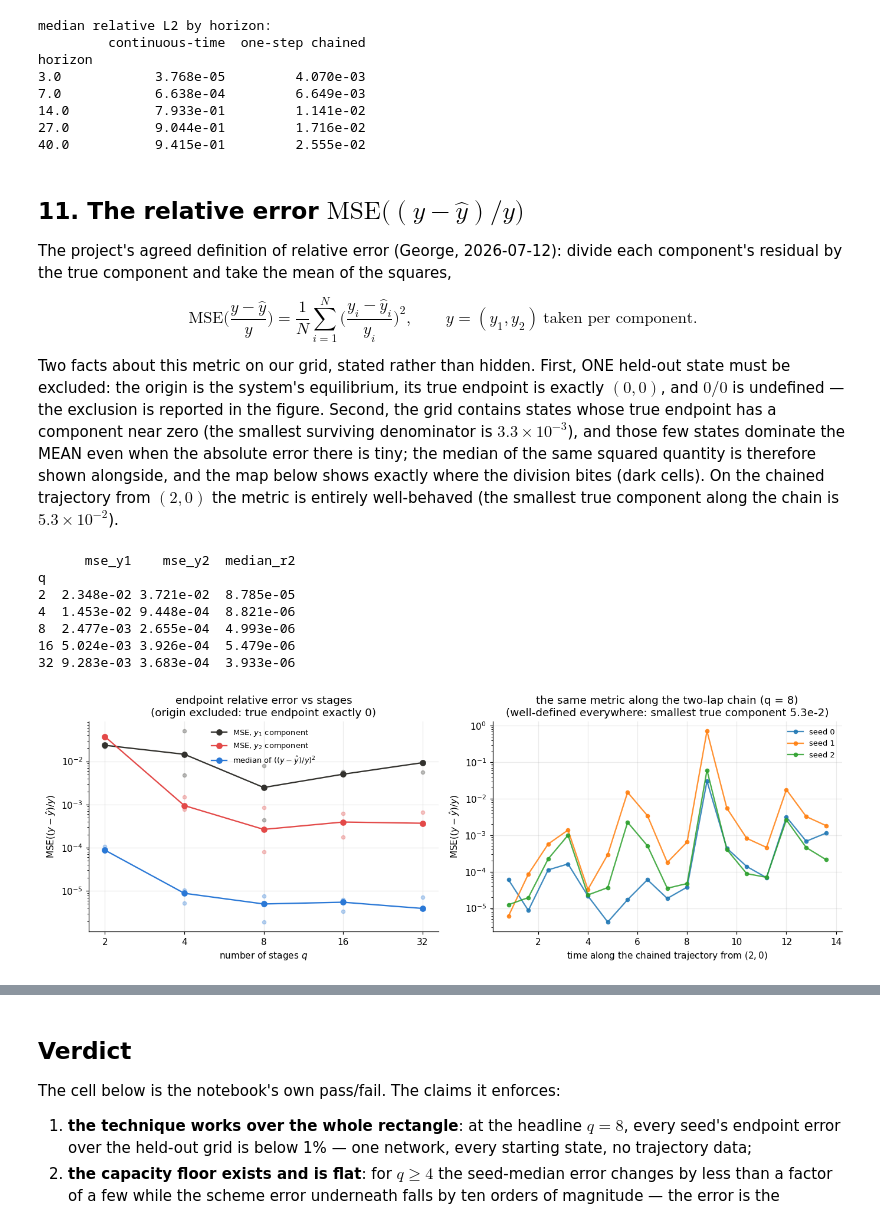
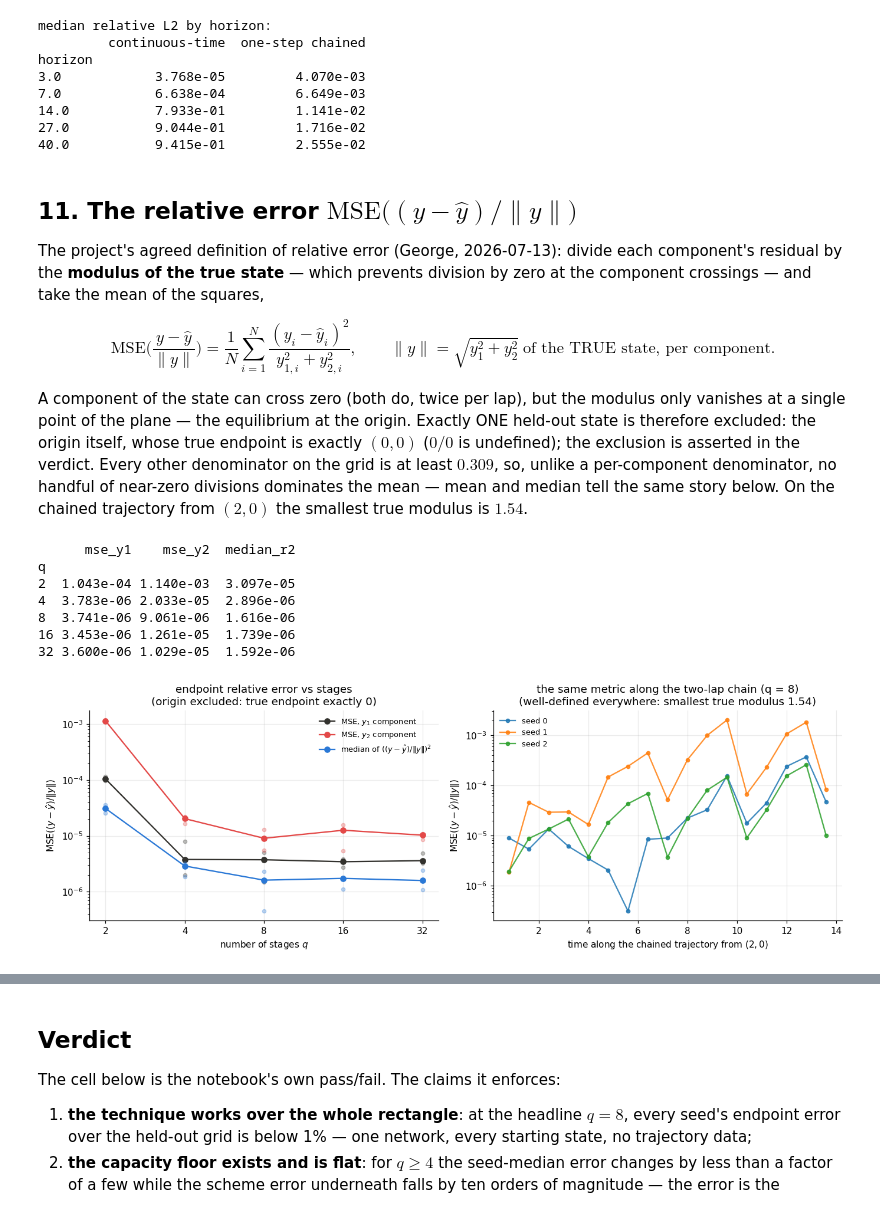
Before and after one commit to GeorgeWilliam1999/Van_Der_Pole, a Jupyter notebook: discrete_time_network/one_step_network.ipynb, the cells around one changed output, grey strips where cells are left out. Cells and saved outputs as stored; diff of their text form; code cells hidden in the pictures.

```diff
--- a/discrete_time_network/one_step_network.ipynb
+++ b/discrete_time_network/one_step_network.ipynb
@@ -537,74 +537,76 @@ horizon
 27.0           9.044e-01         1.716e-02
 40.0           9.415e-01         2.555e-02
 # %% [markdown]
-## 11. The relative error $\mathrm{MSE}\big((y - \hat y)/y\big)$
+## 11. The relative error $\mathrm{MSE}\big((y - \hat y)/\lVert y\rVert\big)$
 
-The project's agreed definition of relative error (George, 2026-07-12): divide each
-component's residual by the true component and take the mean of the squares,
+The project's agreed definition of relative error (George, 2026-07-13): divide each
+component's residual by the **modulus of the true state** — which prevents division by
+zero at the component crossings — and take the mean of the squares,
 
-$$\mathrm{MSE}\Big(\frac{y - \hat y}{y}\Big)
-= \frac{1}{N}\sum_{i=1}^{N} \Big(\frac{y_i - \hat y_i}{y_i}\Big)^2,
-\qquad y = (y_1, y_2)\ \text{taken per component.}$$
+$$\mathrm{MSE}\Big(\frac{y - \hat y}{\lVert y\rVert}\Big)
+= \frac{1}{N}\sum_{i=1}^{N} \frac{(y_i - \hat y_i)^2}{y_{1,i}^2 + y_{2,i}^2},
+\qquad \lVert y\rVert = \sqrt{y_1^2 + y_2^2}\ \text{of the TRUE state, per component.}$$
 
-Two facts about this metric on our grid, stated rather than hidden. First, ONE held-out
-state must be excluded: the origin is the system's equilibrium, its true endpoint is exactly
-$(0,0)$, and $0/0$ is undefined — the exclusion is reported in the figure. Second, the grid
-contains states whose true endpoint has a component near zero (the smallest surviving
-denominator is $3.3\times10^{-3}$), and those few states dominate the MEAN even when the
-absolute error there is tiny; the median of the same squared quantity is therefore shown
-alongside, and the map below shows exactly where the division bites (dark cells). On the chained
-trajectory from $(2,0)$ the metric is entirely well-behaved (the smallest true component
-along the chain is $5.3\times10^{-2}$).
+A component of the state can cross zero (both do, twice per lap), but the modulus only
+vanishes at a single point of the plane — the equilibrium at the origin. Exactly ONE
+held-out state is therefore excluded: the origin itself, whose true endpoint is exactly
+$(0,0)$ ($0/0$ is undefined); the exclusion is asserted in the verdict. Every other
+denominator on the grid is at least $0.309$, so, unlike a per-component denominator, no
+handful of near-zero divisions dominates the mean — mean and median tell the same story
+below. On the chained trajectory from $(2,0)$ the smallest true modulus is $1.54$.
 # %%
 rows = []
 for q in tr.QS:
     ref_end = z[f"q{q}_ref"][-1]
-    keep = (ref_end != 0).all(axis=1)          # drops exactly the origin
+    norm = np.linalg.norm(ref_end, axis=1, keepdims=True)
+    keep = norm[:, 0] > 0                      # drops exactly the origin
     for s in tr.SEEDS:
         net_end = z[f"q{q}_seed{s}_out"][:, -1, :]
-        r = ((ref_end - net_end) / ref_end)[keep]
+        with np.errstate(divide="ignore", invalid="ignore"):
+            r = ((ref_end - net_end) / norm)[keep]
         rows.append(dict(q=q, seed=s, excluded=int((~keep).sum()),
                          mse_y1=float((r[:, 0] ** 2).mean()),
                          mse_y2=float((r[:, 1] ** 2).mean()),
                          mse_total=float((r ** 2).mean()),
                          median_r2=float(np.median(r ** 2))))
 rel = pd.DataFrame(rows)
 rel.to_csv(RESULTS / "relative_error_mse.csv", index=False)
 print(rel.groupby("q")[["mse_y1", "mse_y2", "median_r2"]].median()
       .to_string(float_format=lambda v: f"{v:.3e}"))
 
 fig, axes = plt.subplots(1, 2, figsize=(12.6, 4.4))
 med = rel.groupby("q").median()
 for col, colr, lab in [("mse_y1", INK, "MSE, $y_1$ component"),
                        ("mse_y2", REF, "MSE, $y_2$ component"),
-                       ("median_r2", NET, "median of $((y-\\hat y)/y)^2$")]:
+                       ("median_r2", NET, "median of $((y-\\hat y)/\\Vert y\\Vert)^2$")]:
     axes[0].semilogy(med.index, med[col], "o-", color=colr, label=lab)
     axes[0].semilogy(rel.q, rel[col], "o", color=colr, alpha=0.3, ms=4)
 axes[0].set_xscale("log", base=2)
 axes[0].set_xticks(list(tr.QS)); axes[0].set_xticklabels([str(q) for q in tr.QS])
 axes[0].set_xlabel("number of stages $q$")
 axes[0].set_title("endpoint relative error vs stages\n(origin excluded: true endpoint exactly 0)")
 axes[0].legend(fontsize=8.5)
 
+chain_norm = np.linalg.norm(z["chain_ref"][1:], axis=1, keepdims=True)
 for s in tr.SEEDS:
-    rc = (z[f"q{HQ}_seed{s}_chain"][1:] - z["chain_ref"][1:]) / z["chain_ref"][1:]
+    rc = (z[f"q{HQ}_seed{s}_chain"][1:] - z["chain_ref"][1:]) / chain_norm
     axes[1].semilogy(z["chain_t"][1:], (rc ** 2).mean(axis=1), "o-", ms=4,
                      alpha=0.85, label=f"seed {s}")
 axes[1].set_xlabel("time along the chained trajectory from $(2,0)$")
 axes[1].set_title(f"the same metric along the two-lap chain (q = {HQ})\n"
-                  "(well-defined everywhere: smallest true component 5.3e-2)")
+                  "(well-defined everywhere: smallest true modulus 1.54)")
 axes[1].legend(fontsize=8.5)
 for ax in axes:
-    ax.set_ylabel("$\\mathrm{MSE}((y-\\hat y)/y)$")
+    ax.set_ylabel("$\\mathrm{MSE}((y-\\hat y)/\\Vert y\\Vert)$")
 fig.tight_layout(); fig.savefig(FIGURES / "11_relative_error_vs_q_and_chain.png"); plt.show()
 # %% [output]
       mse_y1    mse_y2  median_r2
 q
-2  2.348e-02 3.721e-02  8.785e-05
-4  1.453e-02 9.448e-04  8.821e-06
-8  2.477e-03 2.655e-04  4.993e-06
-16 5.024e-03 3.926e-04  5.479e-06
-32 9.283e-03 3.683e-04  3.933e-06
+2  1.043e-04 1.140e-03  3.097e-05
+4  3.783e-06 2.033e-05  2.896e-06
+8  3.741e-06 9.061e-06  1.616e-06
+16 3.453e-06 1.261e-05  1.739e-06
+32 3.600e-06 1.029e-05  1.592e-06
-[figure, old version]
+[figure, new version]
 # %%
 ref_end = z[f"q{HQ}_ref"][-1]
```
Also changed, not shown: parts of 2 cells of this notebook, 3 other files.
